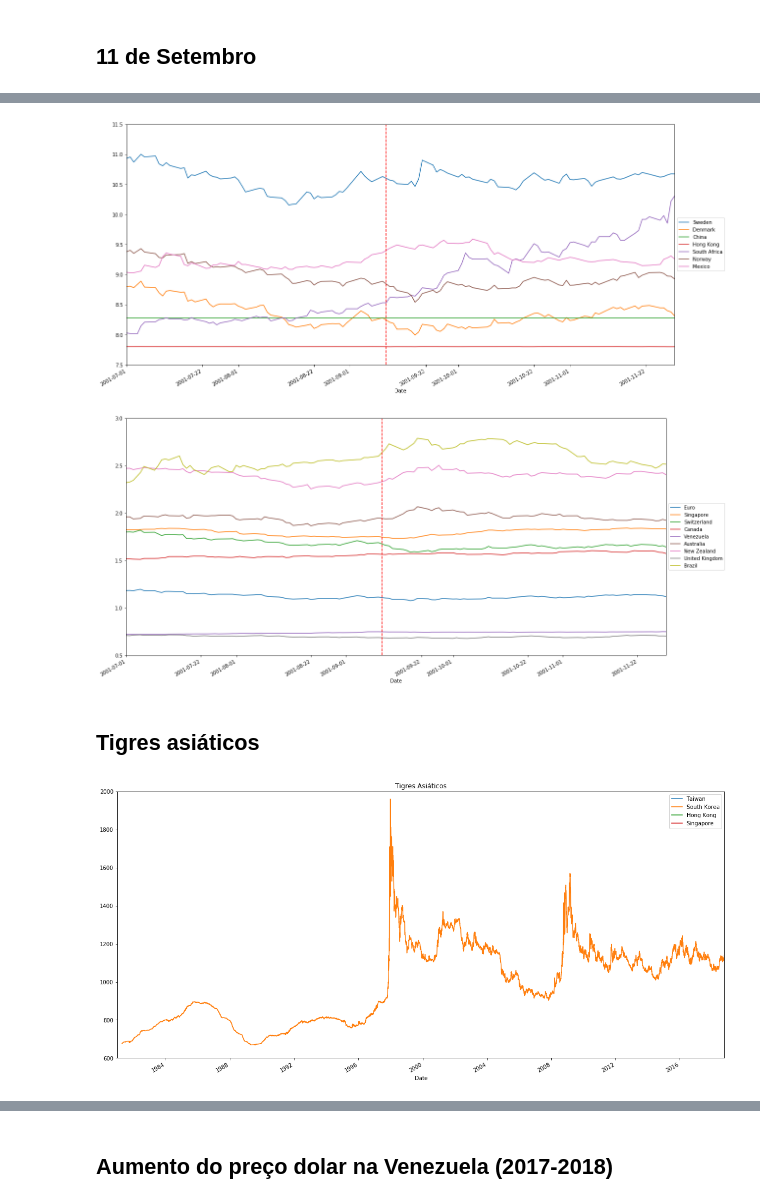
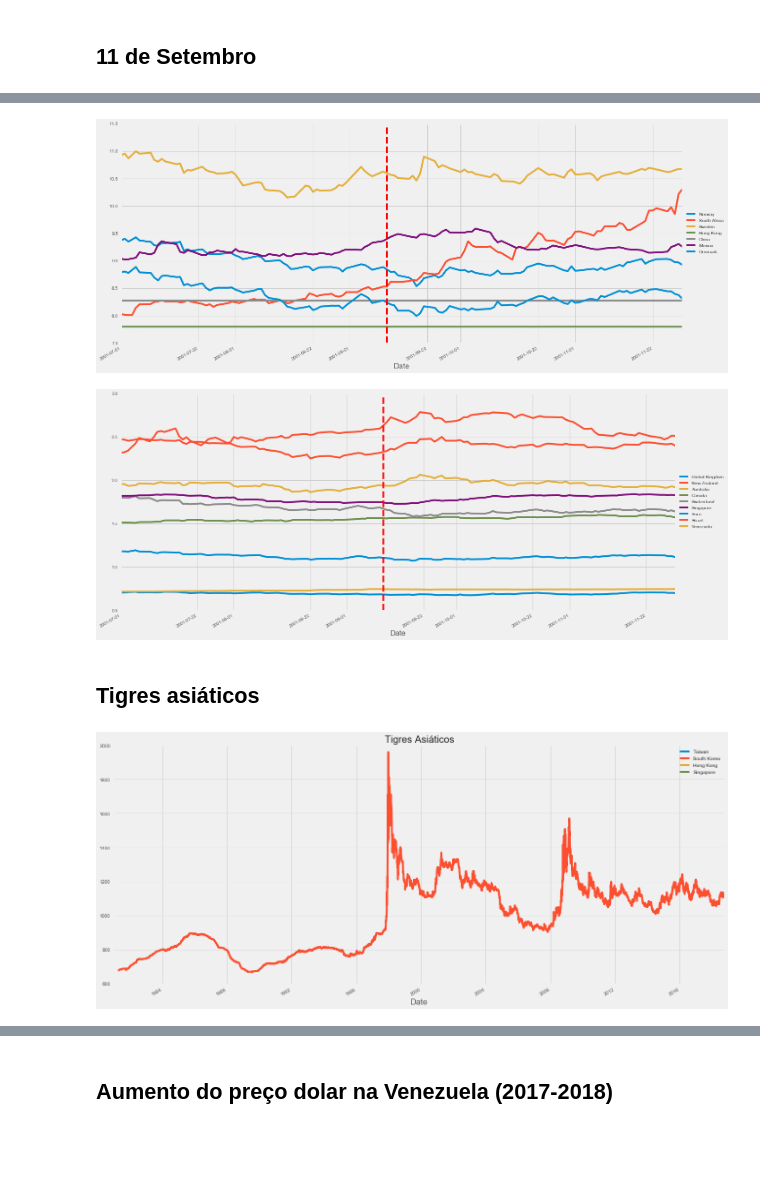
Before and after one commit to isabellefo/usdAnalysis, a Jupyter notebook: USDAnalysis.ipynb, the cells around one changed output, grey strips where cells are left out. Drawn from its saved outputs; the diff is of its cells as text; code cells hidden in the pictures; blank space fills up the shorter version.

```diff
--- a/USDAnalysis.ipynb
+++ b/USDAnalysis.ipynb
@@ -73,6 +73,7 @@ datetime64[ns]
 # %%
 listC = list(set(dfusd['Country']))
 # %%
+plt.style.use('fivethirtyeight')
 for c in listC:
     dfusd[dfusd['Country'] == c].plot(kind= 'line', x = 'Date', y= 'Exchange rate', label = c,
                                       ax = plt.gca(), figsize = (20,10))
@@ -92,4 +93,5 @@ print(list2008)
 # %%
+plt.style.use('fivethirtyeight')
 for c in list2008:
     dfusd[dfusd['Country'] == c].plot(kind= 'line', x = 'Date', y= 'Exchange rate', label = c,
                                       title = 'Crise econômica de 2007- 2008',
@@ -112,19 +114,21 @@ print(list2008)
 # %%
+plt.style.use('fivethirtyeight')
 list11set = list(set( dfusd.loc[(dfusd['Date'].dt.year >= 2001) &
                     (dfusd['Date'].dt.year <= 2002) &
                     (dfusd['Exchange rate'] <= 11.5)&
                     (dfusd['Exchange rate'] >= 7.5),
                     'Country']))
 for c in list11set:
     dfusd[dfusd['Country'] == c].plot(kind= 'line', x = 'Date', y= 'Exchange rate', label = c,
                                       ax = plt.gca(), figsize = (20,10),
                                       ylim = (7.5, 11.5)).set_xlim(left=dt.datetime(2001,7,1), right=dt.datetime(2001,11,30))
 plt.axvline(dt.datetime(2001,9,11), c = 'red', ls = '--')
 legenda_format()
 plt.show()
 # %% [output]
-[figure, old version]
+[figure, new version]
 # %%
+plt.style.use('fivethirtyeight')
 list11set = list(set( dfusd.loc[(dfusd['Date'].dt.year >= 2001) &
                     (dfusd['Date'].dt.year <= 2002) &
                     (dfusd['Exchange rate'] <= 3),
@@ -137,10 +141,11 @@ plt.axvline(dt.datetime(2001,9,11), c = 'red', ls = '--')
 legenda_format()
 plt.show()
 # %% [output]
-[figure, old version]
+[figure, new version]
 # %% [markdown]
 ## Tigres asiáticos
 # %%
+plt.style.use('fivethirtyeight')
 listTigers = ['Taiwan', 'South Korea', 'Hong Kong', 'Singapore']
 for c in listTigers:
     dfusd[dfusd['Country'] == c].plot(kind= 'line', x = 'Date', y= 'Exchange rate', label = c,
@@ -149,5 +154,5 @@ for c in listTigers:
                                       ylim = (600, 2000))
 plt.show()
 # %% [output]
-[figure, old version]
+[figure, new version]
 # %%
```
Also changed, not shown: parts of 11 cells of this notebook.
